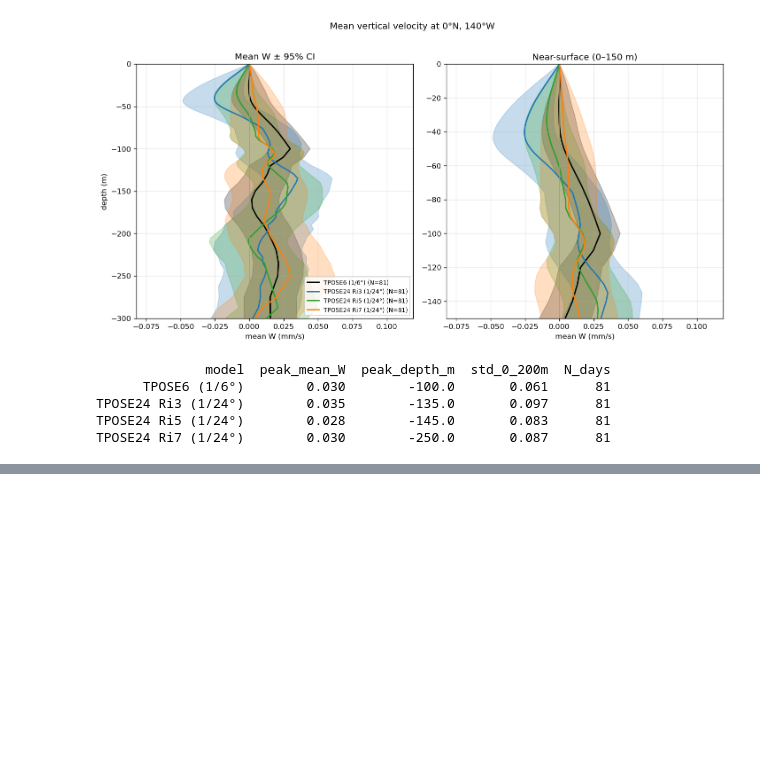
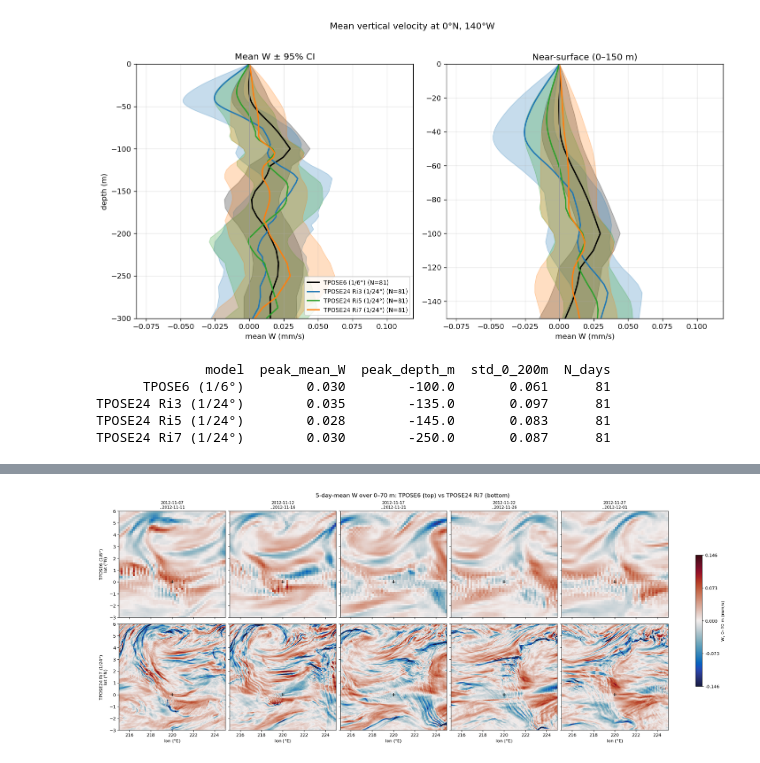
Before and after one commit to eldavenport/tpose24-validation, a Jupyter notebook: vertical_velocity/notebook_wvel_resolution.ipynb, the cells around one changed output, grey strips where cells are left out. Drawn from its saved outputs; the diff is of its cells as text; code cells hidden in the pictures; blank space fills up the shorter version.

```diff
--- a/vertical_velocity/notebook_wvel_resolution.ipynb
+++ b/vertical_velocity/notebook_wvel_resolution.ipynb
@@ -268,0 +322,38 @@ TPOSE24 Ri7 (1/24°)        0.030        -250.0       0.087      81
+# %%
+# Series of consecutive 5-day-mean 0-70 m W maps through the middle of the run:
+# top row TPOSE6 (1/6°), bottom row TPOSE24 Ri7 (1/24°).
+pair = ['TP6', 'Ri7']
+nwin, wlen = 5, 5                                   # five windows of five days
+mid = t_lo + (t_hi - t_lo) / 2
+start = (mid - pd.Timedelta(days=nwin * wlen / 2)).normalize()
+edges = [start + pd.Timedelta(days=wlen * k) for k in range(nwin + 1)]
+
+win_means = {m: [(C[m].w_map * 1e3).sel(day=slice(edges[k], edges[k+1] - pd.Timedelta(days=1))).mean('day')
+                 for k in range(nwin)] for m in pair}
+vmax = max(float(np.nanpercentile(np.abs(a.values), 99)) for m in pair for a in win_means[m])
+vmax = round(vmax, 3)
+cticks = np.linspace(-vmax, vmax, 5)
+
+fig, axes = plt.subplots(2, nwin, figsize=(4 * nwin, 8), constrained_layout=True,
+                         sharex=True, sharey=True)
+for r, m in enumerate(pair):
+    for k in range(nwin):
+        ax = axes[r, k]
+        pm = ax.pcolormesh(C[m].XC, C[m].YC, win_means[m][k], cmap=cmo.balance,
+                           vmin=-vmax, vmax=vmax, shading='auto')
+        ax.plot(wu.TARGET_LON, wu.TARGET_LAT, 'k+', ms=7, mew=1.2)
+        ax.set_xlim(215, 225)
+        ax.set_ylim(-3, 6)
+        if r == 0:
+            ax.set_title(f'{edges[k].date()}\n..{(edges[k+1]-pd.Timedelta(days=1)).date()}', fontsize=9)
+        if r == 1:
+            ax.set_xlabel('lon (°E)')
+        if k == 0:
+            ax.set_ylabel(f'{LABEL[m]}\nlat (°N)')
+cb = fig.colorbar(pm, ax=axes, shrink=0.6, ticks=cticks, format='%.3f')
+cb.set_label('W, 0–70 m (mm/s)')
+fig.suptitle('5-day-mean W over 0–70 m: TPOSE6 (top) vs TPOSE24 Ri7 (bottom)', fontsize=13)
+fig.savefig('W_map70_5day_series.png', dpi=140, bbox_inches='tight')
+plt.show()
+# %% [output]
+[figure, added]
```
Also changed, not shown: parts of 6 cells of this notebook, 6 other files.
